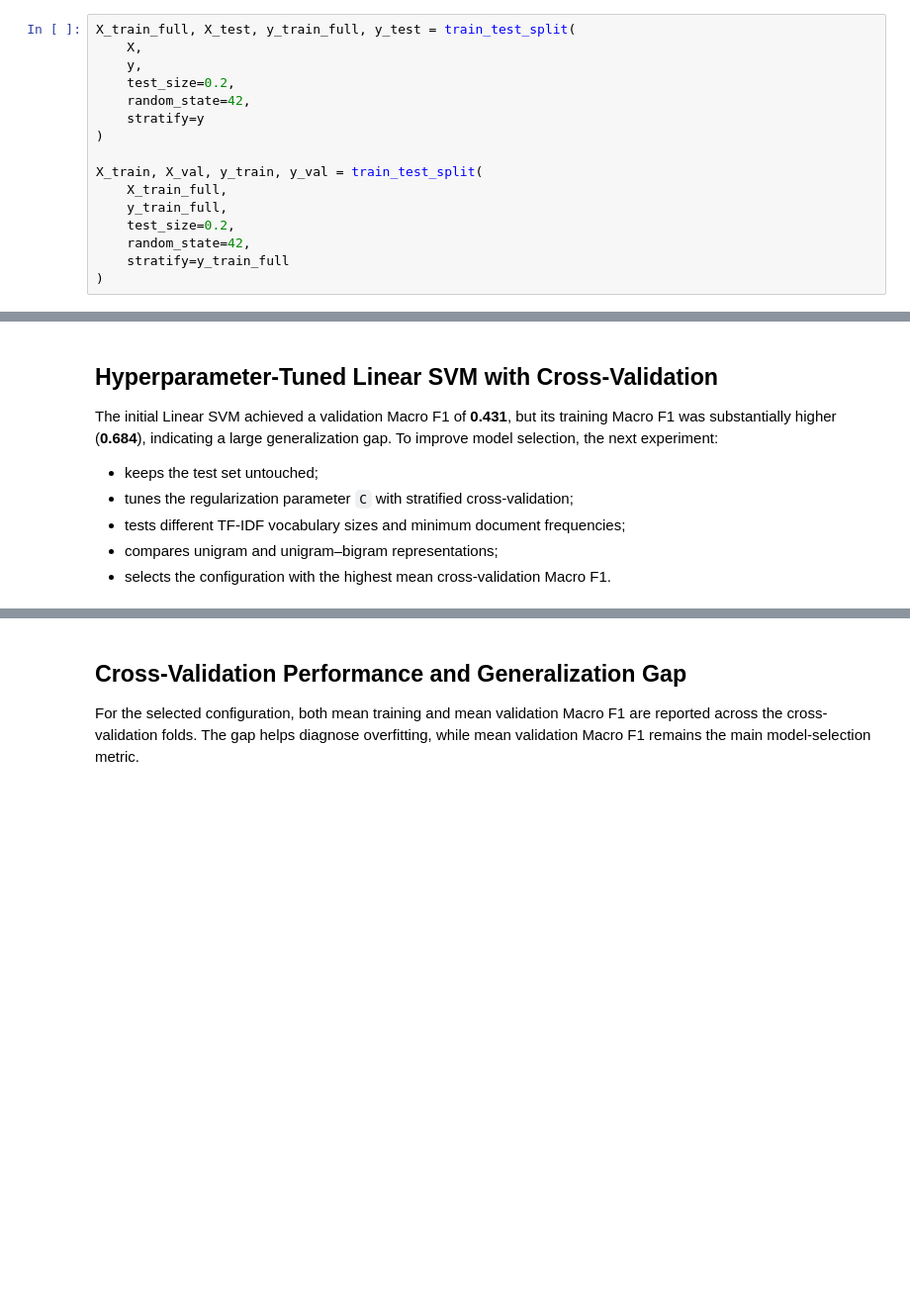
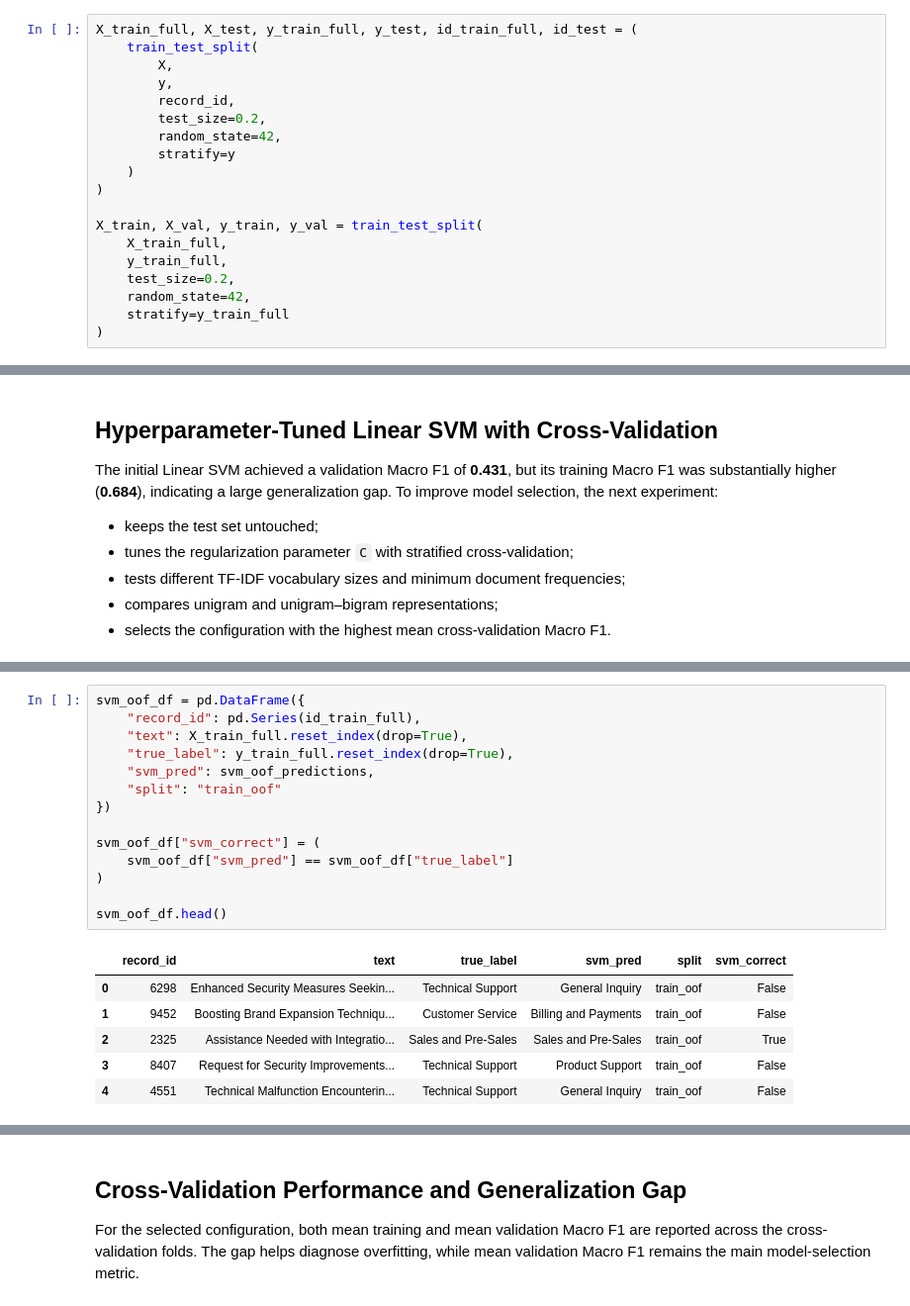
Before and after one commit to OlhaZahrebelna/Intelligent-Support-Ticket-Router-using-NLP, a Jupyter notebook: notebook/02_Preprocessing_and_Baseline.ipynb, the cells around one changed output, grey strips where cells are left out. Shown at 99% size. Saved outputs shown, nothing was run; the diff lists cells and outputs as text; blank space fills up the shorter version.

```diff
--- a/notebook/02_Preprocessing_and_Baseline.ipynb
+++ b/notebook/02_Preprocessing_and_Baseline.ipynb
@@ -111,12 +92,15 @@ The data is first divided into training and test sets. The training portion is t
 
 Stratification preserves the class distribution across all subsets, which is important because the queue labels are imbalanced. The test set remains untouched until the final model has been selected.
 # %%
-X_train_full, X_test, y_train_full, y_test = train_test_split(
-    X,
-    y,
-    test_size=0.2,
-    random_state=42,
-    stratify=y
+X_train_full, X_test, y_train_full, y_test, id_train_full, id_test = (
+    train_test_split(
+        X,
+        y,
+        record_id,
+        test_size=0.2,
+        random_state=42,
+        stratify=y
+    )
 )
 
 X_train, X_val, y_train, y_val = train_test_split(
@@ -440,0 +451,21 @@ Best mean CV Macro F1: 0.4806
+# %%
+svm_oof_df = pd.DataFrame({
+    "record_id": pd.Series(id_train_full),
+    "text": X_train_full.reset_index(drop=True),
+    "true_label": y_train_full.reset_index(drop=True),
+    "svm_pred": svm_oof_predictions,
+    "split": "train_oof"
+})
+
+svm_oof_df["svm_correct"] = (
+    svm_oof_df["svm_pred"] == svm_oof_df["true_label"]
+)
+
+svm_oof_df.head()
+# %% [output]
+|  | record_id | text | true_label | svm_pred | split | svm_correct |
+| 0 | 6298 | Enhanced Security Measures Seekin... | Technical Support | General Inquiry | train_oof | False |
+| 1 | 9452 | Boosting Brand Expansion Techniqu... | Customer Service | Billing and Payments | train_oof | False |
+| 2 | 2325 | Assistance Needed with Integratio... | Sales and Pre-Sales | Sales and Pre-Sales | train_oof | True |
+| 3 | 8407 | Request for Security Improvements... | Technical Support | Product Support | train_oof | False |
+| 4 | 4551 | Technical Malfunction Encounterin... | Technical Support | General Inquiry | train_oof | False |
```
Also changed, not shown: parts of 21 cells of this notebook.
